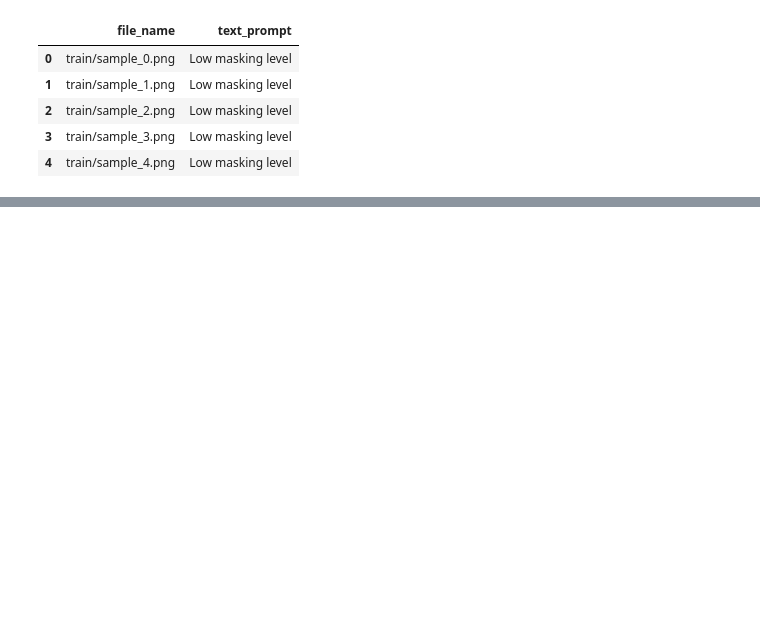
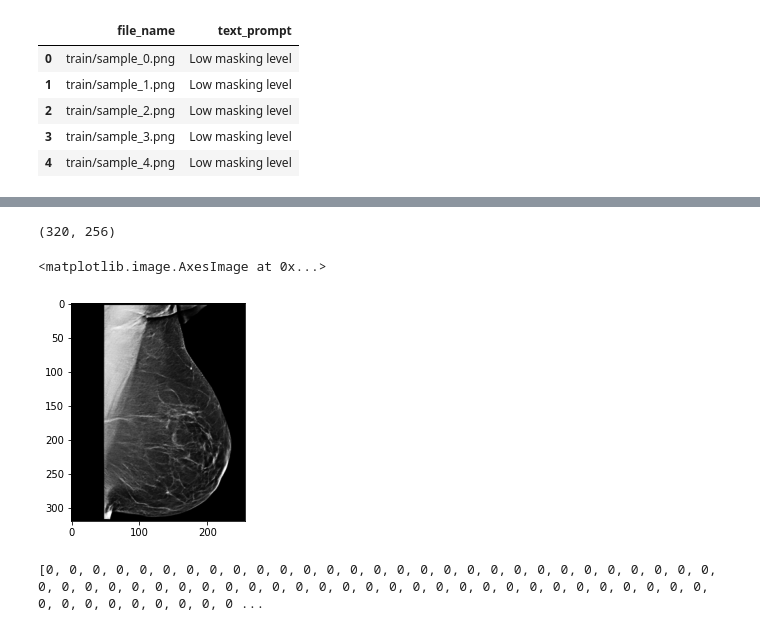
Before and after one commit to brentvblake/mammography-DL-masking-level-classifier, a Jupyter notebook: finalProject.ipynb, the cells around one changed output, grey strips where cells are left out. Drawn from its saved outputs; the diff is of its cells as text; code cells hidden in the pictures; blank space fills up the shorter version.

```diff
--- a/finalProject.ipynb
+++ b/finalProject.ipynb
@@ -15,0 +61,12 @@ df.head()
+# %%
+#load png files
+from PIL import Image
+import numpy as np
+
+images = []
+for i in range(99999):
+    img = Image.open('./data/train/sample_'+str(i)+'.png')
+    img = img.resize((256,320)) #half image size
+    img = img.convert('L') #convert to grayscale
+    img = np.array(img)
+    images.append(img)
@@ -15,0 +75,8 @@ df.head()
+# %%
+print(images[0].shape)
+#are the images loaded correctly?
+plt.imshow(images[0], cmap='gray')
+# %% [output]
+(320, 256)
+<matplotlib.image.AxesImage at 0x...>
+[figure, added]
@@ -15,0 +88,4 @@ df.head()
+# %%
+print(labels)
+# %% [output]
+[0, 0, 0, 0, 0, 0, 0, 0, 0, 0, 0, 0, 0, 0, 0, 0, 0, 0, 0, 0, 0, 0, 0, 0, 0, 0, 0, 0, 0, 0, 0, 0, 0, 0, 0, 0, 0, 0, 0, 0, 0, 0, 0, 0, 0, 0, 0, 0, 0, 0, 0, 0, 0, 0, 0, 0, 0, 0, 0, 0, 0, 0, 0, 0, 0, 0, 0 ...
```
Also changed, not shown: parts of 14 cells of this notebook.
